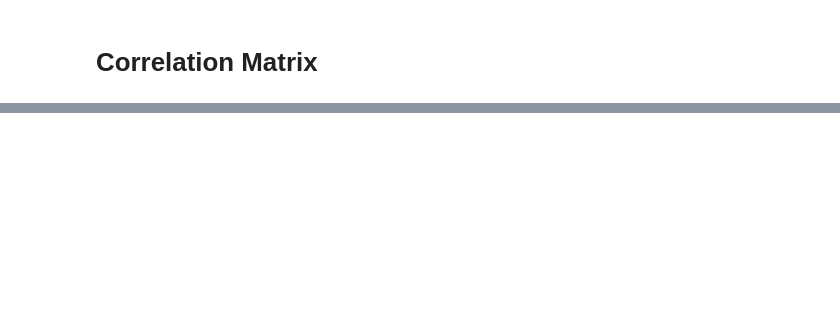
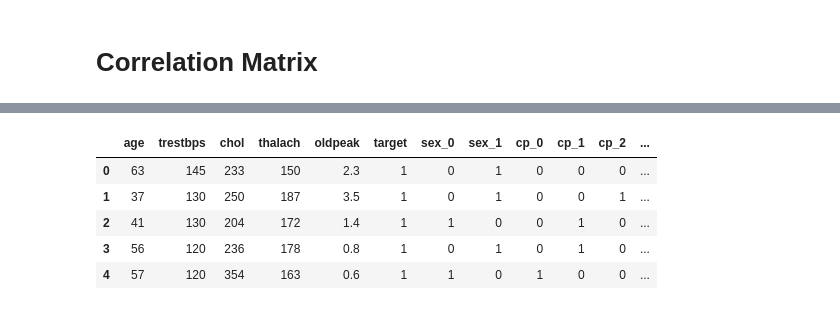
Before and after one commit to JyotheendraD/Heart-Condition-Checker, a Jupyter notebook: Heart.ipynb, the cells around one changed output, grey strips where cells are left out. Cells and saved outputs as stored; diff of their text form; code cells hidden in the pictures; blank space fills up the shorter version.

```diff
--- a/Heart.ipynb
+++ b/Heart.ipynb
@@ -63,0 +99,12 @@ sns.heatmap(C_matrix,annot = True)
+# %%
+dataset = pd.get_dummies(data,columns=['sex','cp','fbs','restecg','exang','slope','ca','thal'])
+# %%
+pd.set_option("display.max_columns", None)
+dataset.head()
+# %% [output]
+|  | age | trestbps | chol | thalach | oldpeak | target | sex_0 | sex_1 | cp_0 | cp_1 | cp_2 | ... |
+| 0 | 63 | 145 | 233 | 150 | 2.3 | 1 | 0 | 1 | 0 | 0 | 0 | ... |
+| 1 | 37 | 130 | 250 | 187 | 3.5 | 1 | 0 | 1 | 0 | 0 | 1 | ... |
+| 2 | 41 | 130 | 204 | 172 | 1.4 | 1 | 1 | 0 | 0 | 1 | 0 | ... |
+| 3 | 56 | 120 | 236 | 178 | 0.8 | 1 | 0 | 1 | 0 | 1 | 0 | ... |
+| 4 | 57 | 120 | 354 | 163 | 0.6 | 1 | 1 | 0 | 1 | 0 | 0 | ... |
```
Also changed, not shown: parts of 22 cells of this notebook.
